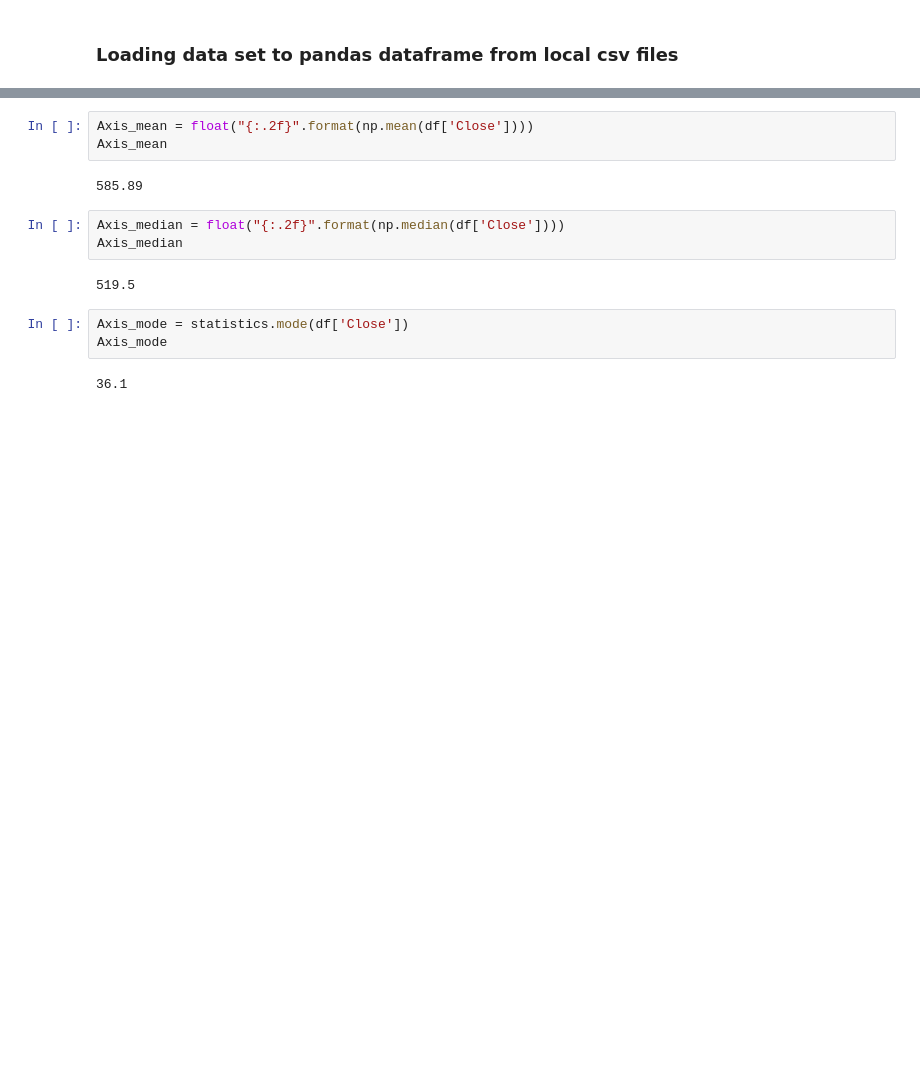
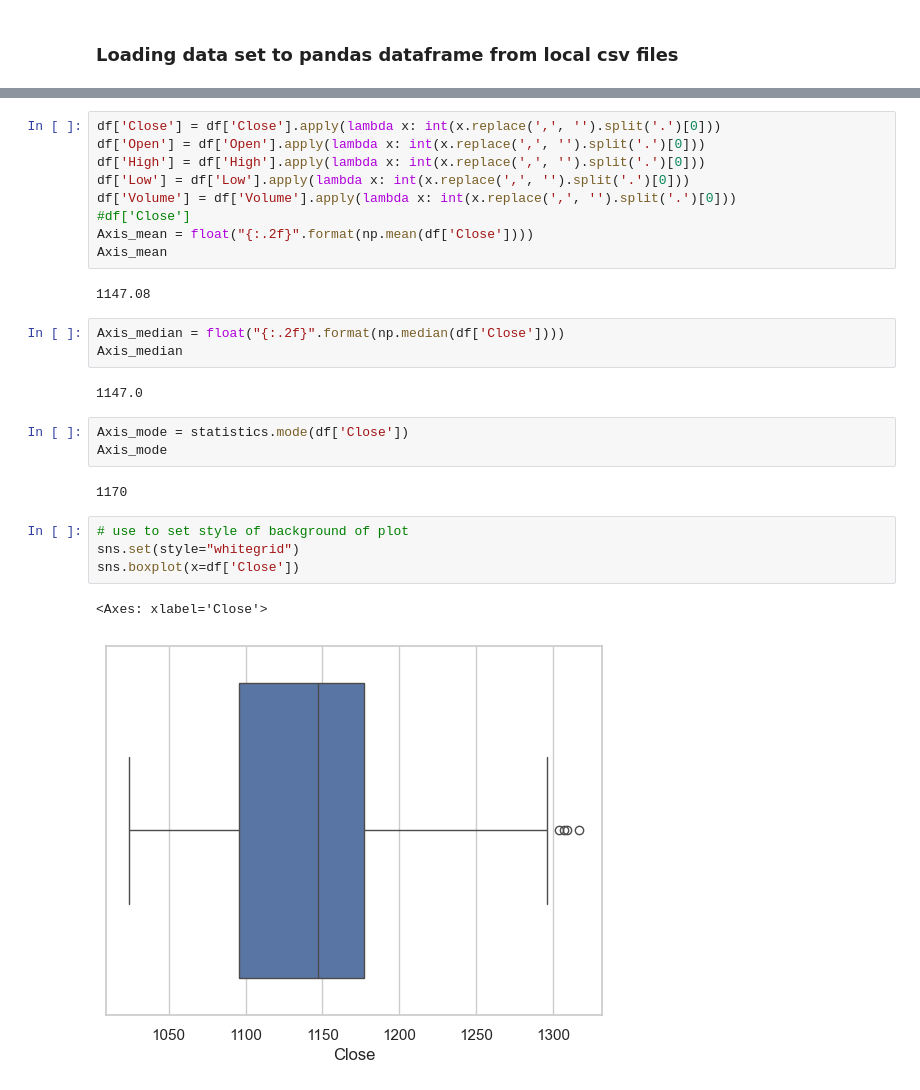
Before and after one commit to msuresh3/DS_Stats, a Jupyter notebook: Python_stats.ipynb, the cells around one changed output, grey strips where cells are left out. Drawn from its saved outputs; the diff is of its cells as text; blank space fills up the shorter version.

```diff
--- a/Python_stats.ipynb
+++ b/Python_stats.ipynb
@@ -32,15 +53,28 @@ df.head()
 # %%
+df['Close'] = df['Close'].apply(lambda x: int(x.replace(',', '').split('.')[0]))
+df['Open'] = df['Open'].apply(lambda x: int(x.replace(',', '').split('.')[0]))
+df['High'] = df['High'].apply(lambda x: int(x.replace(',', '').split('.')[0]))
+df['Low'] = df['Low'].apply(lambda x: int(x.replace(',', '').split('.')[0]))
+df['Volume'] = df['Volume'].apply(lambda x: int(x.replace(',', '').split('.')[0]))
+#df['Close']
 Axis_mean = float("{:.2f}".format(np.mean(df['Close'])))
 Axis_mean
 # %% [output]
-585.89
+1147.08
 # %%
 Axis_median = float("{:.2f}".format(np.median(df['Close'])))
 Axis_median
 # %% [output]
-519.5
+1147.0
 # %%
 Axis_mode = statistics.mode(df['Close'])
 Axis_mode
 # %% [output]
-36.1
+1170
+# %%
+# use to set style of background of plot
+sns.set(style="whitegrid")
+sns.boxplot(x=df['Close'])
+# %% [output]
+<Axes: xlabel='Close'>
+[figure, added]
```
Also changed, not shown: parts of 4 cells of this notebook, 2 other files.
